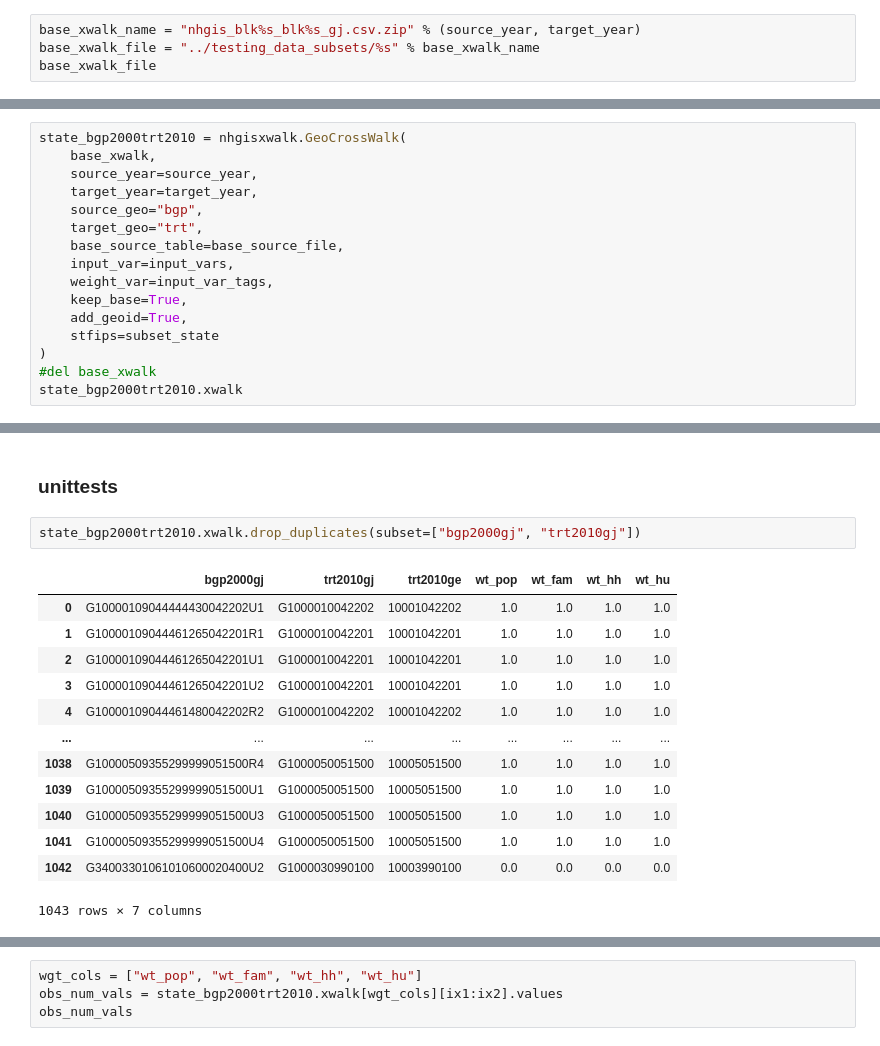
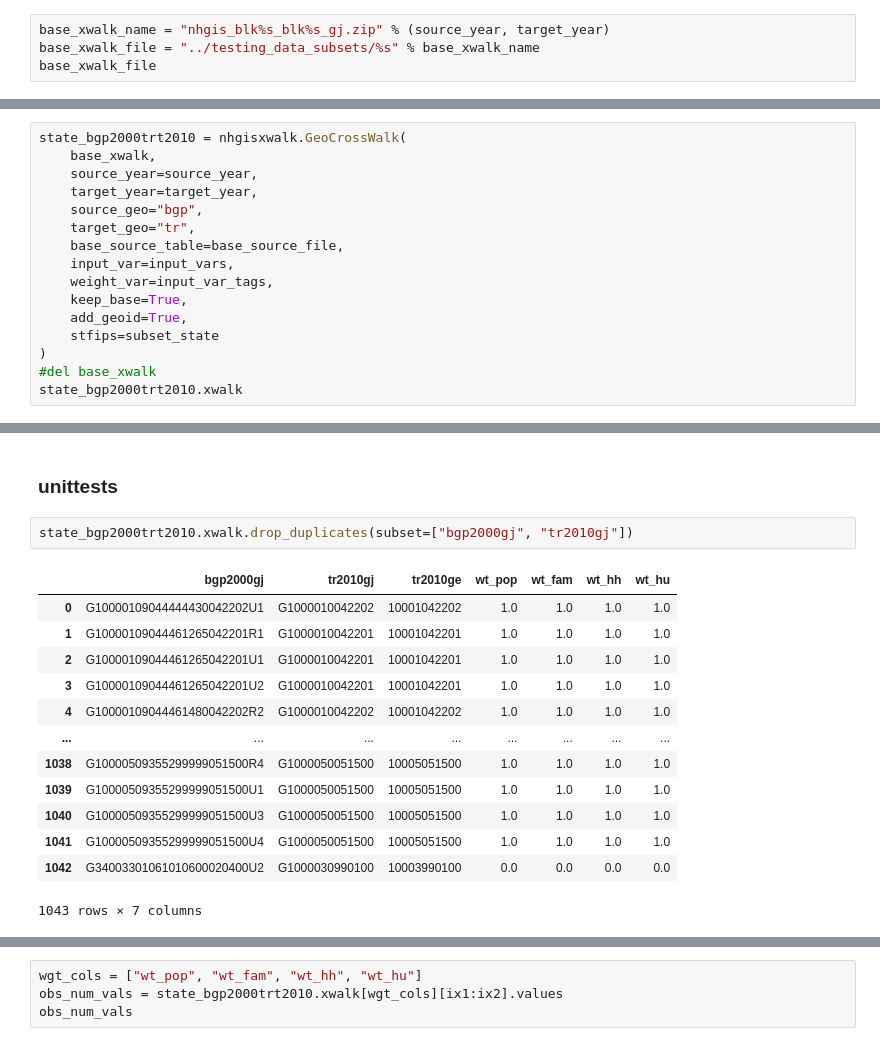
Before and after one commit to ipums/nhgisxwalk, a Jupyter notebook: notebooks/test_subset_2000.ipynb, the cells around one changed output, grey strips where cells are left out. Drawn from its saved outputs; the diff is of its cells as text.

```diff
--- a/notebooks/test_subset_2000.ipynb
+++ b/notebooks/test_subset_2000.ipynb
@@ -54,7 +54,7 @@ gj_src, gj_trg = "GJOIN%s"%source_year, "GJOIN%s"%target_year
 # %% [markdown]
 ### Set the base-level crosswalk file name
 # %%
-base_xwalk_name = "nhgis_blk%s_blk%s_gj.csv.zip" % (source_year, target_year)
+base_xwalk_name = "nhgis_blk%s_blk%s_gj.zip" % (source_year, target_year)
 base_xwalk_file = "../testing_data_subsets/%s" % base_xwalk_name
 base_xwalk_file
 # %% [output]
@@ -115,7 +115,7 @@ state_bgp2000trt2010 = nhgisxwalk.GeoCrossWalk(
     source_year=source_year,
     target_year=target_year,
     source_geo="bgp",
-    target_geo="trt",
+    target_geo="tr",
     base_source_table=base_source_file,
     input_var=input_vars,
     weight_var=input_var_tags,
@@ -159,9 +159,9 @@ state_bgp2000trt2010.xwalk[1020:1031].drop(columns=["wt_hh", "wt_hu"])
 # %% [markdown]
 ### unittests
 # %%
-state_bgp2000trt2010.xwalk.drop_duplicates(subset=["bgp2000gj", "trt2010gj"])
+state_bgp2000trt2010.xwalk.drop_duplicates(subset=["bgp2000gj", "tr2010gj"])
 # %% [output]
-|  | bgp2000gj | trt2010gj | trt2010ge | wt_pop | wt_fam | wt_hh | wt_hu |
+|  | bgp2000gj | tr2010gj | tr2010ge | wt_pop | wt_fam | wt_hh | wt_hu |
 | 0 | G10000109044444430042202U1 | G1000010042202 | 10001042202 | 1.0 | 1.0 | 1.0 | 1.0 |
 | 1 | G10000109044461265042201R1 | G1000010042201 | 10001042201 | 1.0 | 1.0 | 1.0 | 1.0 |
 | 2 | G10000109044461265042201U1 | G1000010042201 | 10001042201 | 1.0 | 1.0 | 1.0 | 1.0 |
```
Also changed, not shown: parts of 6 cells of this notebook, 3 other files.
